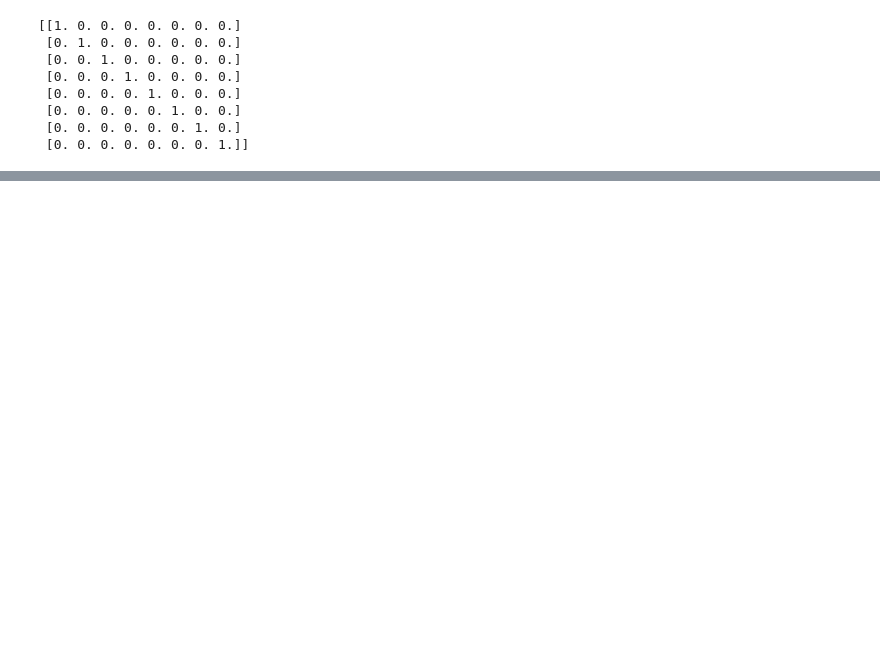
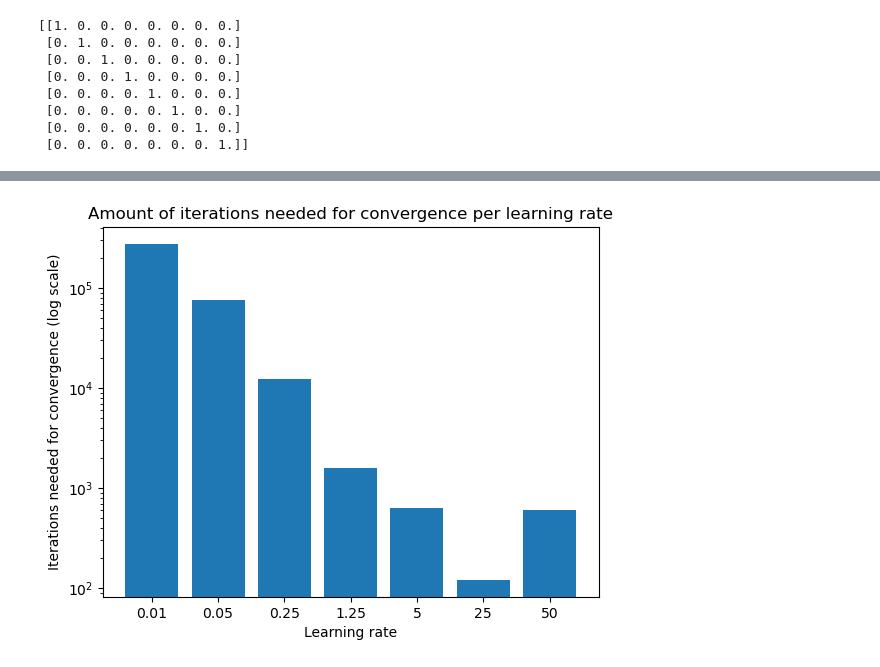
Before and after one commit to miguelmiralda/NN_backpropagation, a Jupyter notebook: NNJesse.ipynb, the cells around one changed output, grey strips where cells are left out. Cells and saved outputs as stored; diff of their text form; code cells hidden in the pictures; blank space fills up the shorter version.

```diff
--- a/NNJesse.ipynb
+++ b/NNJesse.ipynb
@@ -177,0 +293,14 @@ plt.show()
+# %%
+plt.bar(range(len(alpha_plot)),it_needed_plot)
+
+plt.xlabel("Learning rate")
+plt.ylabel("Iterations needed for convergence (log scale)")
+
+plt.yscale('log')
+plt.xticks(range(len(alpha_list)), alpha_list)
+
+plt.title("Amount of iterations needed for convergence per learning rate")
+
+plt.show()
+# %% [output]
+[figure, added]
```
Also changed, not shown: parts of 5 cells of this notebook, 1 other file.
